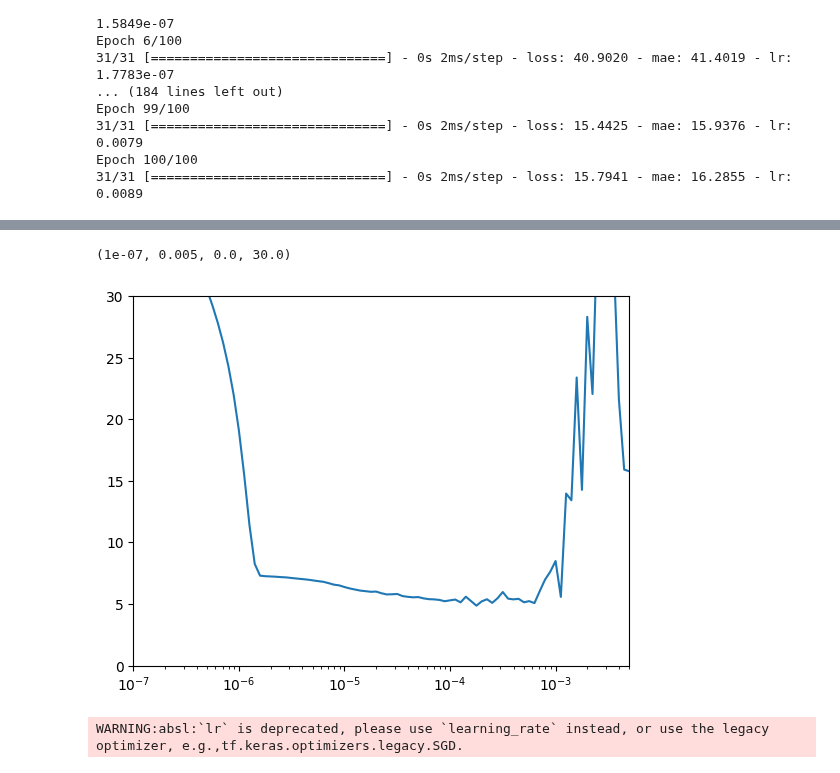
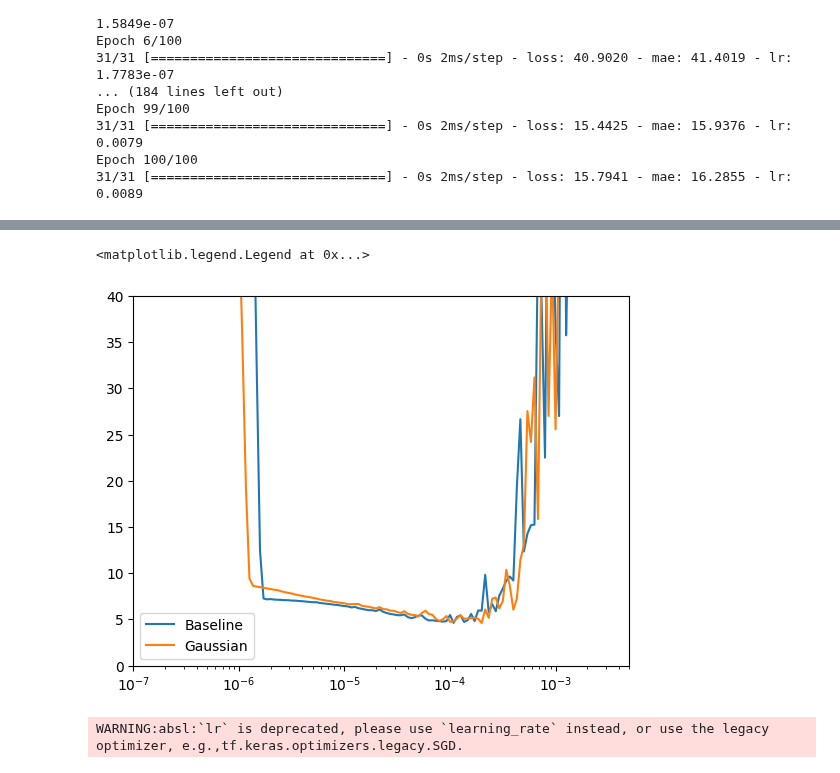
Before and after one commit to jiawenliu/AdaptivityAnalysis, a Jupyter notebook: eval/benchmark/tensorflow/mechanized-model/tensorflow-examples-udacity-l08c05_forecasting_with_machine_learning.ipynb, the cells around one changed output, grey strips where cells are left out. Drawn from its saved outputs; the diff is of its cells as text; code cells hidden in the pictures.

```diff
--- a/eval/benchmark/tensorflow/mechanized-model/tensorflow-examples-udacity-l08c05_forecasting_with_machine_learning.ipynb
+++ b/eval/benchmark/tensorflow/mechanized-model/tensorflow-examples-udacity-l08c05_forecasting_with_machine_learning.ipynb
@@ -374,0 +425,17 @@ Epoch 100/100
+# %%
+gaussian_model = MechanizedSequential([
+  keras.layers.Dense(10, activation="relu", input_shape=[window_size]),
+  keras.layers.Dense(10, activation="relu"),
+  keras.layers.Dense(1)
+])
+
+gaussian_model.choose_mech(Mechanism.GAUSSIAN)
+gaussian_model.set_gaussian_para(0, 0.1)
+
+lr_schedule = keras.callbacks.LearningRateScheduler(
+    lambda epoch: 1e-7 * 10**(epoch / 20))
+optimizer = keras.optimizers.SGD(lr=1e-7, momentum=0.9)
+gaussian_model.compile(loss=keras.losses.Huber(),
+              optimizer=optimizer,
+              metrics=["mae"])
+gaussian_history = gaussian_model.fit(train_set, epochs=100, callbacks=[lr_schedule])
@@ -375,9 +461,14 @@ Epoch 100/100
 # %%
-plt.semilogx(history.history["lr"], history.history["loss"])
-plt.axis([1e-7, 5e-3, 0, 30])
+plt.semilogx(history.history["lr"], history.history["loss"], label = "Baseline")
+# plt.axis([1e-7, 5e-3, 0, 30])
+
+plt.semilogx(gaussian_history.history["lr"], gaussian_history.history["loss"], label = "Gaussian")
+plt.axis([1e-7, 5e-3, 0, 40])
+
+plt.legend()
 # %% [output]
-(1e-07, 0.005, 0.0, 30.0)
+<matplotlib.legend.Legend at 0x...>
-[figure, old version]
+[figure, new version]
 # %%
 keras.backend.clear_session()
 tf.random.set_seed(42)
```
Also changed, not shown: parts of 12 cells of this notebook, 1 other file.
